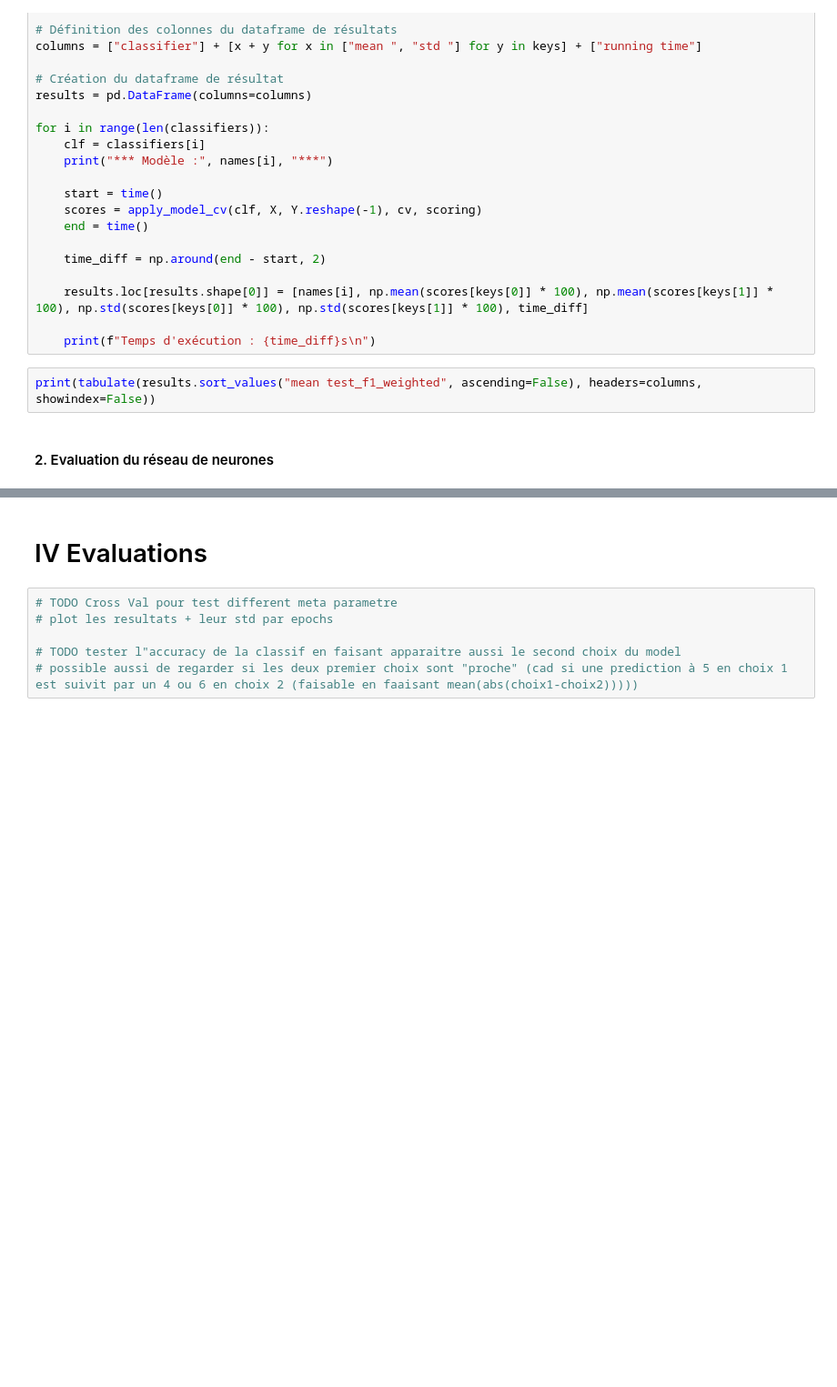
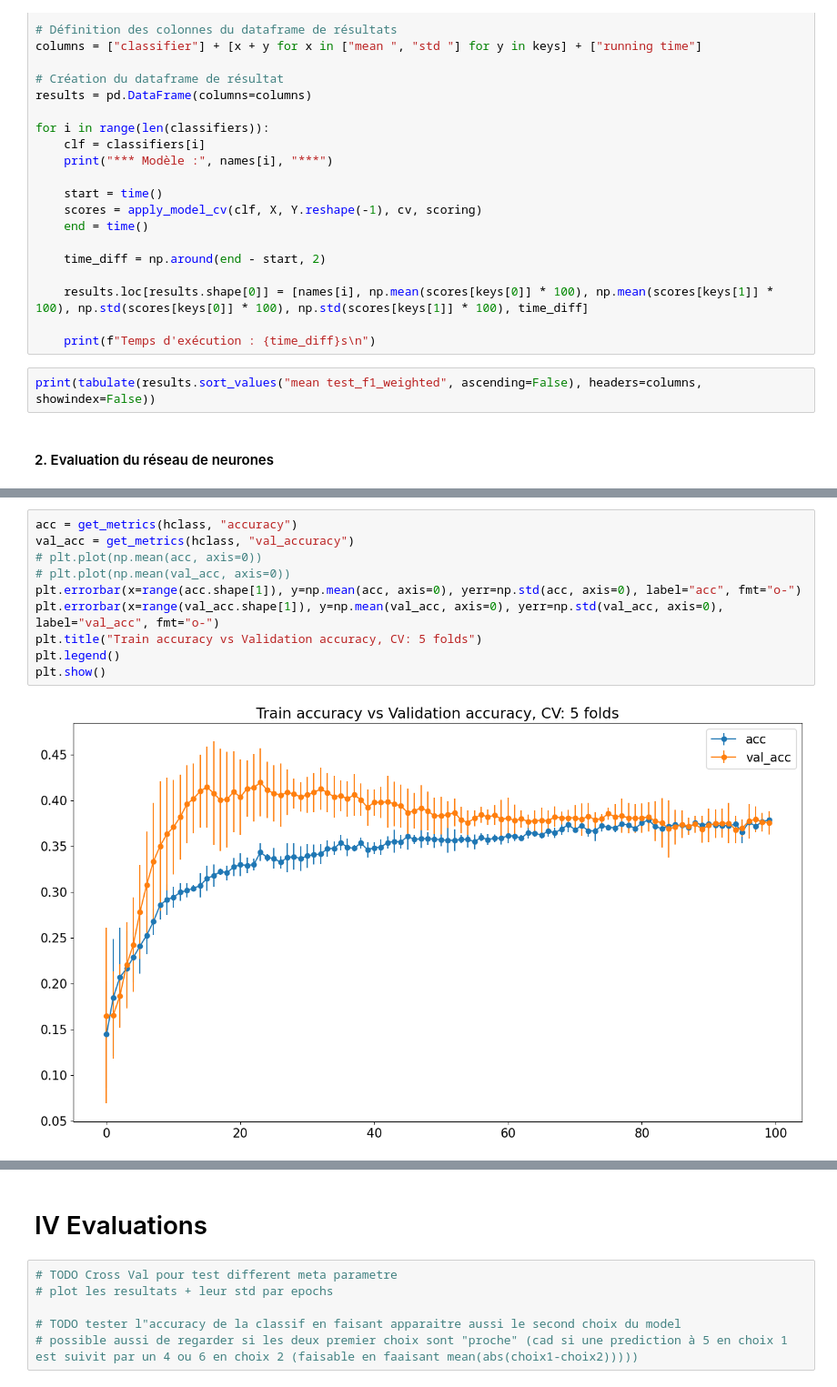
Before and after one commit to DylanBaptiste/INFO0901, a Jupyter notebook: main.ipynb, the cells around one changed output, grey strips where cells are left out. Shown at 91% size. Saved outputs shown, nothing was run; the diff lists cells and outputs as text; blank space fills up the shorter version.

```diff
--- a/main.ipynb
+++ b/main.ipynb
@@ -345,0 +427,12 @@ plt.show()
+# %%
+acc = get_metrics(hclass, "accuracy")
+val_acc = get_metrics(hclass, "val_accuracy")
+# plt.plot(np.mean(acc, axis=0))
+# plt.plot(np.mean(val_acc, axis=0))
+plt.errorbar(x=range(acc.shape[1]), y=np.mean(acc, axis=0), yerr=np.std(acc, axis=0), label="acc", fmt="o-")
+plt.errorbar(x=range(val_acc.shape[1]), y=np.mean(val_acc, axis=0), yerr=np.std(val_acc, axis=0), label="val_acc", fmt="o-")
+plt.title("Train accuracy vs Validation accuracy, CV: 5 folds")
+plt.legend()
+plt.show()
+# %% [output]
+[figure, added]
```
Also changed, not shown: parts of 9 cells of this notebook, 10 other files.
